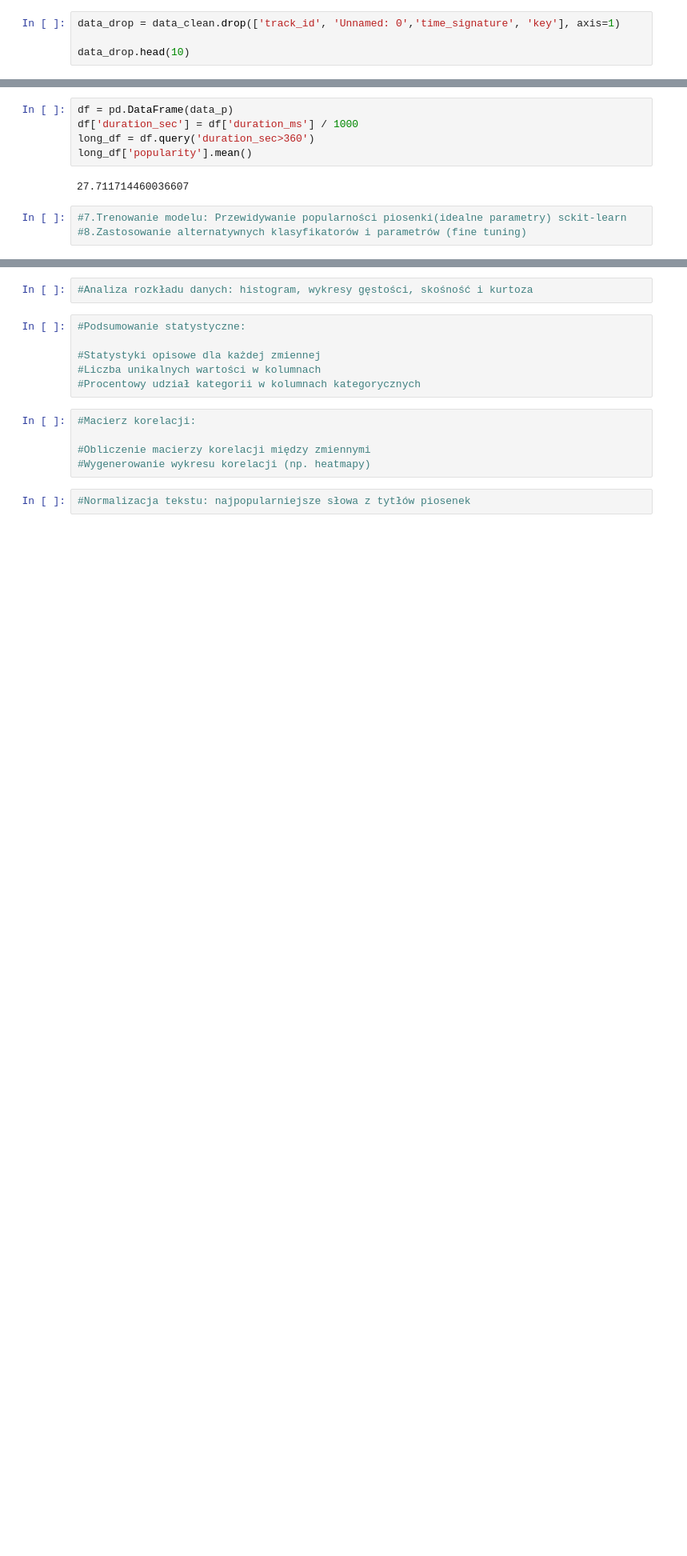
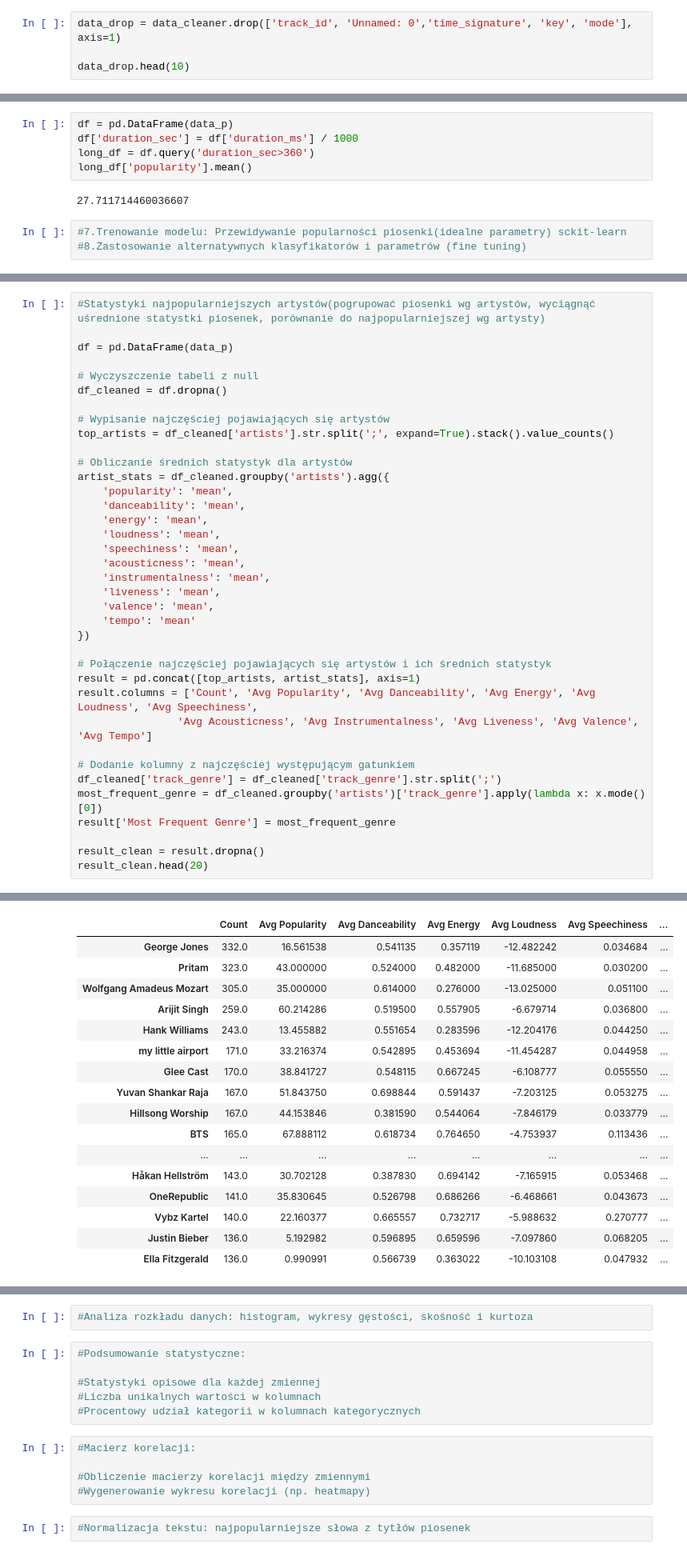
Before and after one commit to MarekPrzydanek/PythonProjekt, a Jupyter notebook: src/main.ipynb, the cells around one changed output, grey strips where cells are left out. Shown: that part at 80% size. Drawn from its saved outputs; the diff is of its cells as text; blank space fills up the shorter version.

```diff
--- a/src/main.ipynb
+++ b/src/main.ipynb
@@ -38,7 +38,7 @@ data.head()
 # %%
 data_clean = data.drop_duplicates(subset="track_id", keep='first', inplace=False)
 # %%
-data_drop = data_clean.drop(['track_id', 'Unnamed: 0','time_signature', 'key'], axis=1)
+data_drop = data_cleaner.drop(['track_id', 'Unnamed: 0','time_signature', 'key', 'mode'], axis=1)
 
 data_drop.head(10)
 # %% [output]
@@ -165,0 +164,38 @@ long_df['popularity'].mean()
+# %%
+#Statystyki najpopularniejszych artystów(pogrupować piosenki wg artystów, wyciągnąć uśrednione statystki piosenek, porównanie do najpopularniejszej wg artysty)
+
+df = pd.DataFrame(data_p)
+
+# Wyczyszczenie tabeli z null
+df_cleaned = df.dropna()
+
+# Wypisanie najczęściej pojawiających się artystów
+top_artists = df_cleaned['artists'].str.split(';', expand=True).stack().value_counts()
+
+# Obliczanie średnich statystyk dla artystów
+artist_stats = df_cleaned.groupby('artists').agg({
+    'popularity': 'mean',
+    'danceability': 'mean',
+    'energy': 'mean',
+    'loudness': 'mean',
+    'speechiness': 'mean',
+    'acousticness': 'mean',
+    'instrumentalness': 'mean',
+    'liveness': 'mean',
+    'valence': 'mean',
+    'tempo': 'mean'
+})
+
+# Połączenie najczęściej pojawiających się artystów i ich średnich statystyk
+result = pd.concat([top_artists, artist_stats], axis=1)
+result.columns = ['Count', 'Avg Popularity', 'Avg Danceability', 'Avg Energy', 'Avg Loudness', 'Avg Speechiness',
+                'Avg Acousticness', 'Avg Instrumentalness', 'Avg Liveness', 'Avg Valence', 'Avg Tempo']
+
+# Dodanie kolumny z najczęściej występującym gatunkiem
+df_cleaned['track_genre'] = df_cleaned['track_genre'].str.split(';')
+most_frequent_genre = df_cleaned.groupby('artists')['track_genre'].apply(lambda x: x.mode()[0])
+result['Most Frequent Genre'] = most_frequent_genre
+
+result_clean = result.dropna()
+result_clean.head(20)
+# %% [output]
@@ -165,0 +207,17 @@ long_df['popularity'].mean()
+|  | Count | Avg Popularity | Avg Danceability | Avg Energy | Avg Loudness | Avg Speechiness | ... |
+| George Jones | 332.0 | 16.561538 | 0.541135 | 0.357119 | -12.482242 | 0.034684 | ... |
+| Pritam | 323.0 | 43.000000 | 0.524000 | 0.482000 | -11.685000 | 0.030200 | ... |
+| Wolfgang Amadeus Mozart | 305.0 | 35.000000 | 0.614000 | 0.276000 | -13.025000 | 0.051100 | ... |
+| Arijit Singh | 259.0 | 60.214286 | 0.519500 | 0.557905 | -6.679714 | 0.036800 | ... |
+| Hank Williams | 243.0 | 13.455882 | 0.551654 | 0.283596 | -12.204176 | 0.044250 | ... |
+| my little airport | 171.0 | 33.216374 | 0.542895 | 0.453694 | -11.454287 | 0.044958 | ... |
+| Glee Cast | 170.0 | 38.841727 | 0.548115 | 0.667245 | -6.108777 | 0.055550 | ... |
+| Yuvan Shankar Raja | 167.0 | 51.843750 | 0.698844 | 0.591437 | -7.203125 | 0.053275 | ... |
+| Hillsong Worship | 167.0 | 44.153846 | 0.381590 | 0.544064 | -7.846179 | 0.033779 | ... |
+| BTS | 165.0 | 67.888112 | 0.618734 | 0.764650 | -4.753937 | 0.113436 | ... |
+| ... | ... | ... | ... | ... | ... | ... | ... |
+| Håkan Hellström | 143.0 | 30.702128 | 0.387830 | 0.694142 | -7.165915 | 0.053468 | ... |
+| OneRepublic | 141.0 | 35.830645 | 0.526798 | 0.686266 | -6.468661 | 0.043673 | ... |
+| Vybz Kartel | 140.0 | 22.160377 | 0.665557 | 0.732717 | -5.988632 | 0.270777 | ... |
+| Justin Bieber | 136.0 | 5.192982 | 0.596895 | 0.659596 | -7.097860 | 0.068205 | ... |
+| Ella Fitzgerald | 136.0 | 0.990991 | 0.566739 | 0.363022 | -10.103108 | 0.047932 | ... |
```
Also changed, not shown: parts of 3 cells of this notebook.
